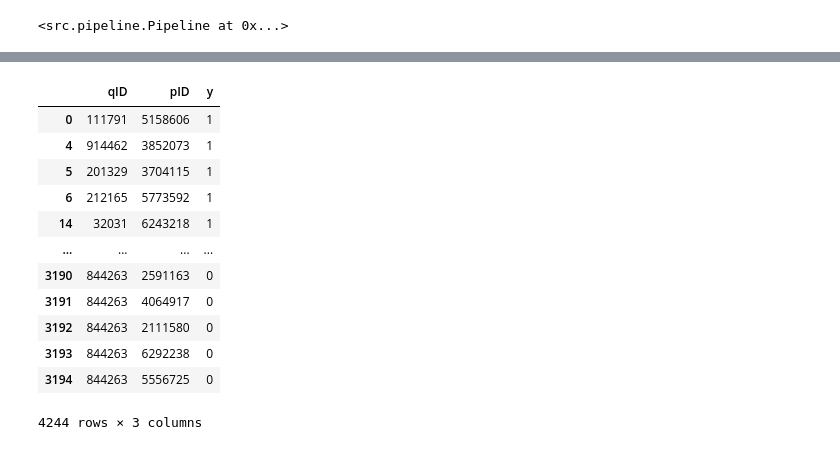
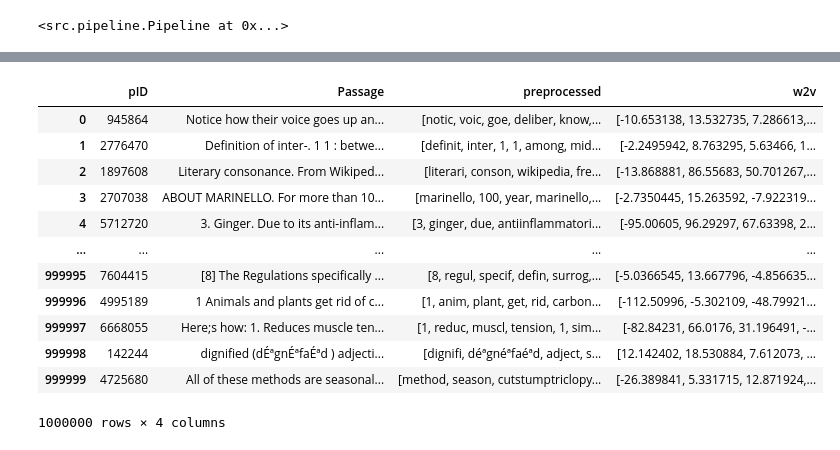
Before and after one commit to tim-grams/Retriever, a Jupyter notebook: notebooks/pipeline.ipynb, the cells around one changed output, grey strips where cells are left out. Saved outputs shown, nothing was run; the diff lists cells and outputs as text; code cells hidden in the pictures.

```diff
--- a/notebooks/pipeline.ipynb
+++ b/notebooks/pipeline.ipynb
@@ -52,18 +52,18 @@ pipeline.queries_test
 # %%
-pipeline.features
+pipeline.collection
 # %% [output]
-|  | qID | pID | y |
-| 0 | 111791 | 5158606 | 1 |
-| 4 | 914462 | 3852073 | 1 |
-| 5 | 201329 | 3704115 | 1 |
-| 6 | 212165 | 5773592 | 1 |
-| 14 | 32031 | 6243218 | 1 |
-| ... | ... | ... | ... |
-| 3190 | 844263 | 2591163 | 0 |
-| 3191 | 844263 | 4064917 | 0 |
-| 3192 | 844263 | 2111580 | 0 |
-| 3193 | 844263 | 6292238 | 0 |
-| 3194 | 844263 | 5556725 | 0 |
+|  | pID | Passage | preprocessed | w2v |
+| 0 | 945864 | Notice how their voice goes up an... | [notic, voic, goe, deliber, know,... | [-10.653138, 13.532735, 7.286613,... |
+| 1 | 2776470 | Definition of inter-. 1 1 : betwe... | [definit, inter, 1, 1, among, mid... | [-2.2495942, 8.763295, 5.63466, 1... |
+| 2 | 1897608 | Literary consonance. From Wikiped... | [literari, conson, wikipedia, fre... | [-13.868881, 86.55683, 50.701267,... |
+| 3 | 2707038 | ABOUT MARINELLO. For more than 10... | [marinello, 100, year, marinello,... | [-2.7350445, 15.263592, -7.922319... |
+| 4 | 5712720 | 3. Ginger. Due to its anti-inflam... | [3, ginger, due, antiinflammatori... | [-95.00605, 96.29297, 67.63398, 2... |
+| ... | ... | ... | ... | ... |
+| 999995 | 7604415 | [8] The Regulations specifically ... | [8, regul, specif, defin, surrog,... | [-5.0366545, 13.667796, -4.856635... |
+| 999996 | 4995189 | 1 Animals and plants get rid of c... | [1, anim, plant, get, rid, carbon... | [-112.50996, -5.302109, -48.79921... |
+| 999997 | 6668055 | Here;s how: 1. Reduces muscle ten... | [1, reduc, muscl, tension, 1, sim... | [-82.84231, 66.0176, 31.196491, -... |
+| 999998 | 142244 | dignified (dÉªgnÉªfaÉªd ) adjecti... | [dignifi, déªgnéªfaéªd, adject, s... | [12.142402, 18.530884, 7.612073, ... |
+| 999999 | 4725680 | All of these methods are seasonal... | [method, season, cutstumptriclopy... | [-26.389841, 5.331715, 12.871924,... |
-4244 rows × 3 columns
+1000000 rows × 4 columns
 # %%
 pipeline.qrels
```
Also changed, not shown: parts of 26 cells of this notebook, 3 other files.
